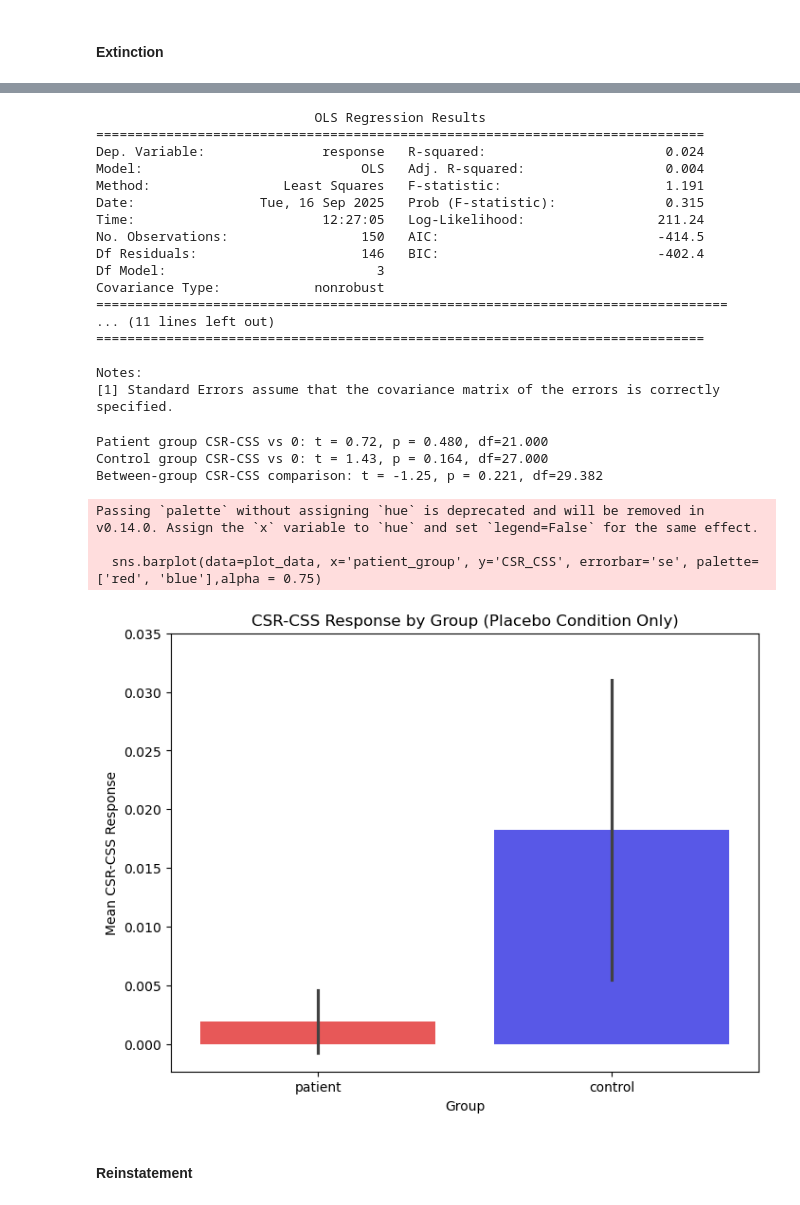
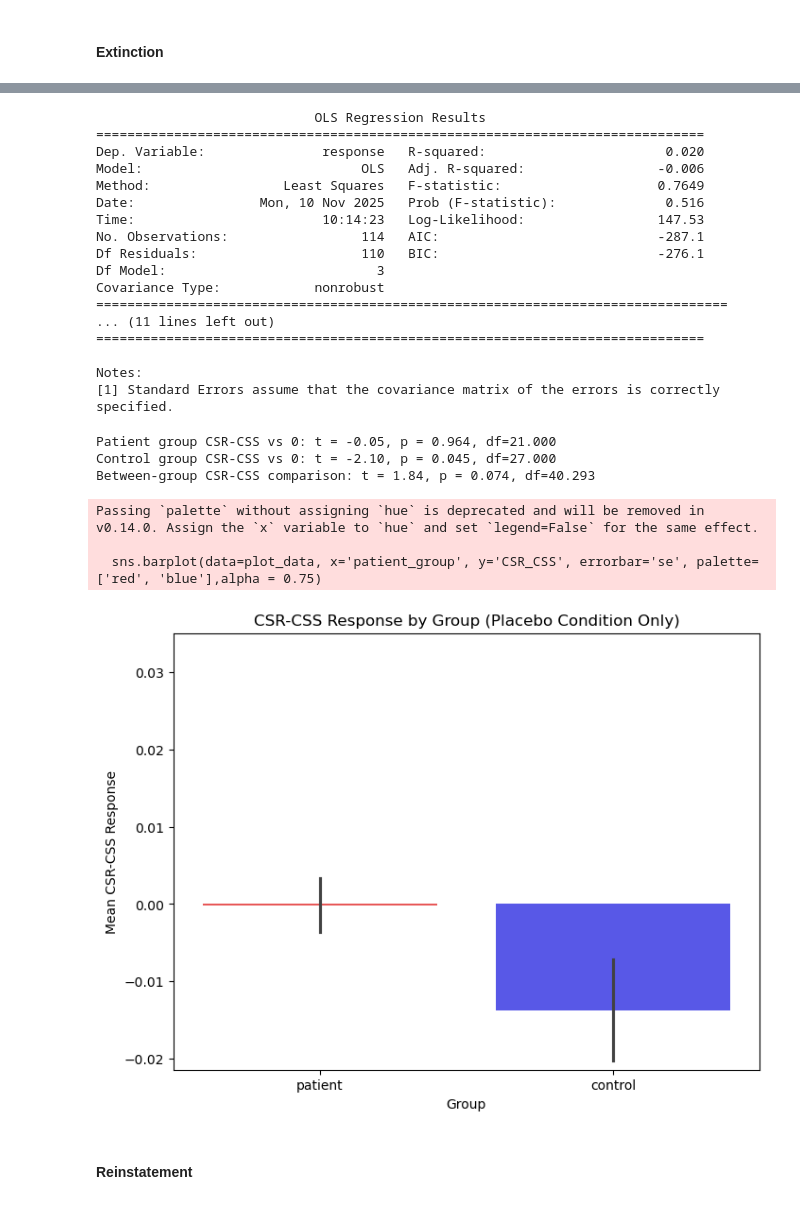
Before and after one commit to gillgrennan/narsad, a Jupyter notebook: NARSAD-scr.ipynb, the cells around one changed output, grey strips where cells are left out. Cells and saved outputs as stored; diff of their text form; code cells hidden in the pictures.

```diff
--- a/NARSAD-scr.ipynb
+++ b/NARSAD-scr.ipynb
@@ -12,7 +12,7 @@ import pandas as pd
 import numpy as np
 
 # Parameters
-trialnumber = range(1, 13)  # Can adjust to first half of trials: range(1, 13)
+trialnumber = range(1, 25)  # Can adjust to first half of trials: range(1, 13)
 excludeparticipants = 1  # Set to 0 to include all participants
 rejtrials_threshold = 24  # Adjust the threshold as needed
 
@@ -1258,9 +1896,6 @@ plt.show()
 import pandas as pd
 import numpy as np
 import statsmodels.formula.api as smf
-
-# Assuming 'dat' is a list of dictionaries created in the first code, convert it to a DataFrame
-dat_df = pd.DataFrame(dat)
 
 # Load the drug assignment and gender data
 drug_order = pd.read_excel('drug_order.xlsx', sheet_name='drug_order')
@@ -1300,13 +1935,13 @@ print(model.summary())
 # %% [output]
                             OLS Regression Results
 ==============================================================================
-Dep. Variable:               response   R-squared:                       0.024
-Model:                            OLS   Adj. R-squared:                  0.004
-Method:                 Least Squares   F-statistic:                     1.191
-Date:                Tue, 16 Sep 2025   Prob (F-statistic):              0.315
-Time:                        12:27:05   Log-Likelihood:                 211.24
-No. Observations:                 150   AIC:                            -414.5
-Df Residuals:                     146   BIC:                            -402.4
+Dep. Variable:               response   R-squared:                       0.020
+Model:                            OLS   Adj. R-squared:                 -0.006
+Method:                 Least Squares   F-statistic:                    0.7649
+Date:                Mon, 10 Nov 2025   Prob (F-statistic):              0.516
+Time:                        10:14:23   Log-Likelihood:                 147.53
+No. Observations:                 114   AIC:                            -287.1
+Df Residuals:                     110   BIC:                            -276.1
 Df Model:                           3
 Covariance Type:            nonrobust
 =================================================================================
@@ -1321,9 +1956,6 @@ import numpy as np
 import matplotlib.pyplot as plt
 import seaborn as sns
 from scipy import stats
-
-# Assuming 'dat' is a list of dictionaries created in the first code, convert it to a DataFrame
-dat_df = pd.DataFrame(dat)
 
 # Load the drug assignment and gender data
 drug_order = pd.read_excel('drug_order.xlsx', sheet_name='drug_order')
@@ -1338,7 +1970,7 @@ merged_data = merged_data[merged_data['drug_condition'] == 0]
 merged_data['patient_group'] = np.where(merged_data['subID'].str.startswith('N1'), 'patient', 'control')
 
 # Calculate CSR-CSS difference
-merged_data['CSR_CSS'] = merged_data['meanCSS2'] - merged_data['meanCSminus2']
+merged_data['CSR_CSS'] = merged_data['meanCSR2'] - merged_data['meanCSS2']
 
 # Extract data for plotting
 plot_data = merged_data[['subID', 'patient_group', 'CSR_CSS']]
@@ -1348,37 +1980,37 @@ plt.figure(figsize=(8, 6))
 sns.barplot(data=plot_data, x='patient_group', y='CSR_CSS', errorbar='se', palette=['red', 'blue'],alpha = 0.75)
 
 # Add labels
 plt.xlabel('Group')
 plt.ylabel('Mean CSR-CSS Response')
 plt.ylim(top=0.035)
 plt.title('CSR-CSS Response by Group (Placebo Condition Only)')
 
 # Perform post-hoc t-tests
 # Test if CSR-CSS is different from 0 within each group
 patient_data = plot_data[plot_data['patient_group'] == 'patient']['CSR_CSS']
 control_data = plot_data[plot_data['patient_group'] == 'control']['CSR_CSS']
 
 # One-sample t-test within each group
 patient_ttest = stats.ttest_1samp(patient_data, 0)
 control_ttest = stats.ttest_1samp(control_data, 0)
 
 print("Patient group CSR-CSS vs 0: t = {:.2f}, p = {:.3f}, df={:.3f}".format(patient_ttest.statistic, patient_ttest.pvalue, patient_ttest.df))
 print("Control group CSR-CSS vs 0: t = {:.2f}, p = {:.3f}, df={:.3f}".format(control_ttest.statistic, control_ttest.pvalue, control_ttest.df))
 
 # Independent t-test between groups
 between_groups_ttest = stats.ttest_ind(patient_data, control_data, equal_var=False)
 print("Between-group CSR-CSS comparison: t = {:.2f}, p = {:.3f}, df={:.3f}".format(between_groups_ttest.statistic, between_groups_ttest.pvalue, between_groups_ttest.df))
 
 # Display plot
 plt.show()
 # %% [output]
-Patient group CSR-CSS vs 0: t = 0.72, p = 0.480, df=21.000
-Control group CSR-CSS vs 0: t = 1.43, p = 0.164, df=27.000
-Between-group CSR-CSS comparison: t = -1.25, p = 0.221, df=29.382
+Patient group CSR-CSS vs 0: t = -0.05, p = 0.964, df=21.000
+Control group CSR-CSS vs 0: t = -2.10, p = 0.045, df=27.000
+Between-group CSR-CSS comparison: t = 1.84, p = 0.074, df=40.293
 Passing `palette` without assigning `hue` is deprecated and will be removed in v0.14.0. Assign the `x` variable to `hue` and set `legend=False` for the same effect.
 
   sns.barplot(data=plot_data, x='patient_group', y='CSR_CSS', errorbar='se', palette=['red', 'blue'],alpha = 0.75)
-[figure, old version]
+[figure, new version]
 # %% [markdown]
 #### Reinstatement
 # %%
```
Also changed, not shown: parts of 62 cells of this notebook.
